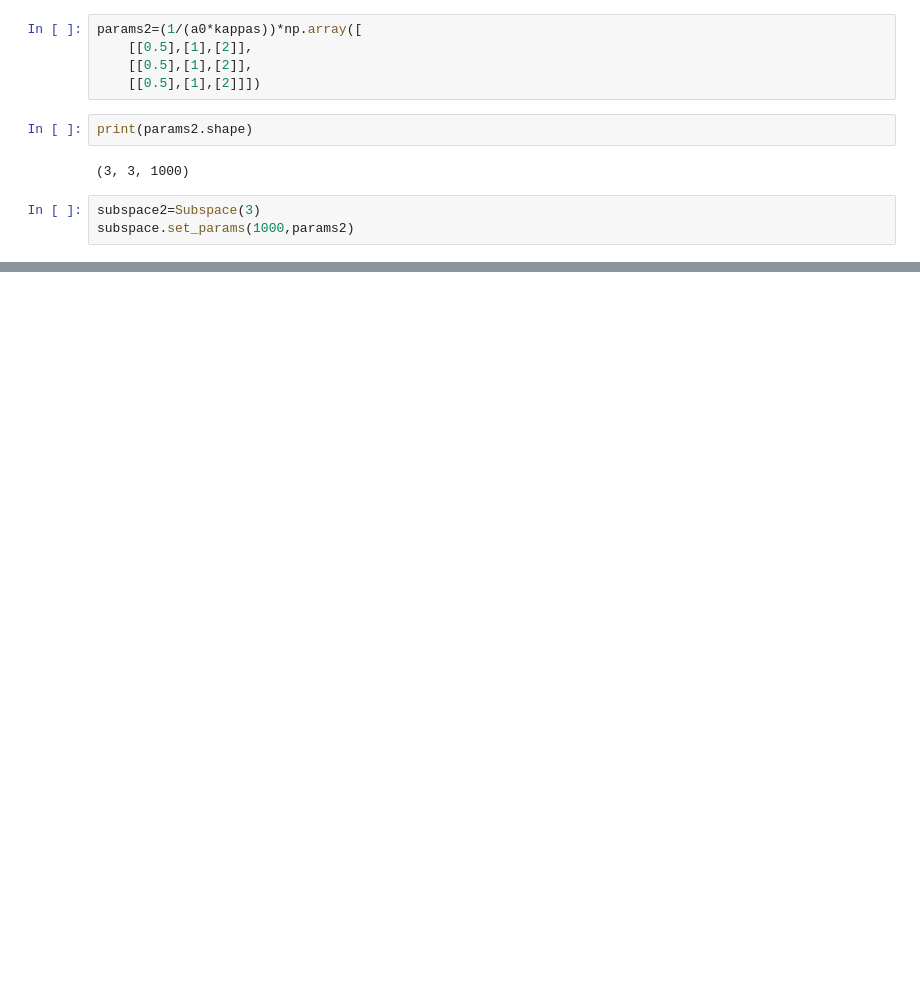
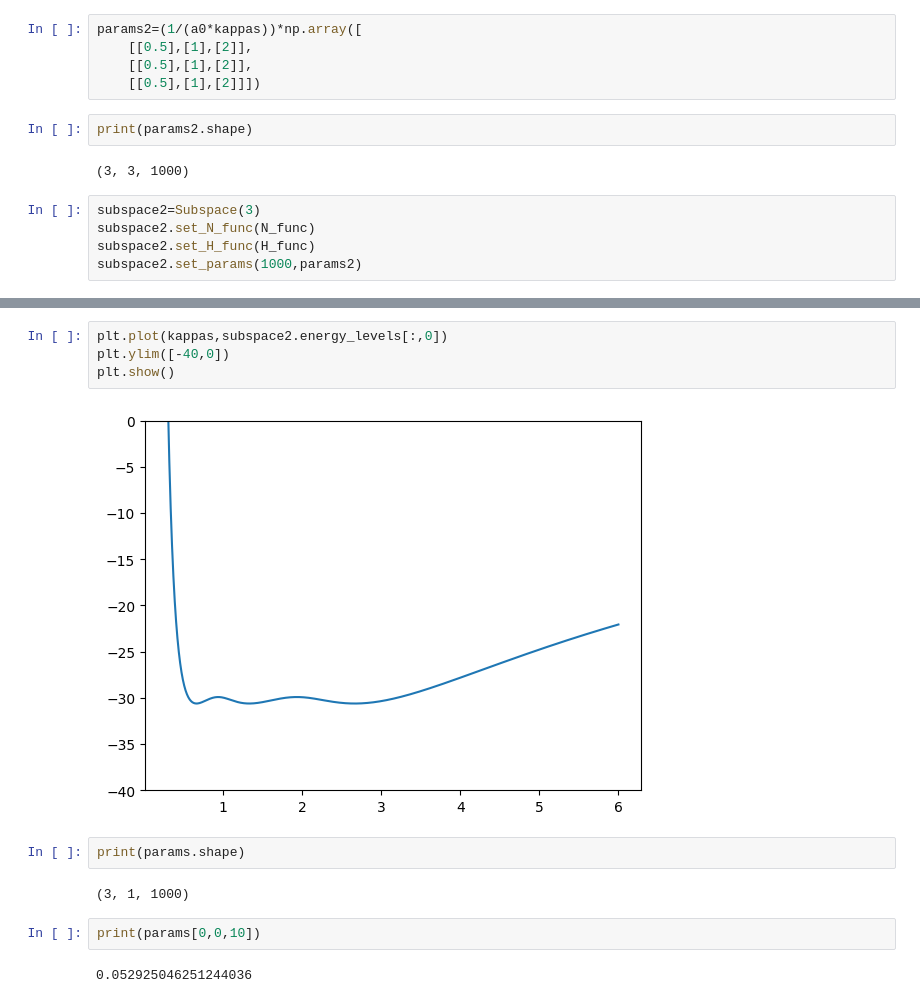
Before and after one commit to Myles244/3-particle-quantum-systems, a Jupyter notebook: live.ipynb, the cells around one changed output, grey strips where cells are left out. Cells and saved outputs as stored; diff of their text form; blank space fills up the shorter version.

Commit message:
Finally got hermitian energy matrices

```diff
--- a/live.ipynb
+++ b/live.ipynb
@@ -110,5 +116,7 @@ print(params2.shape)
 (3, 3, 1000)
 # %%
 subspace2=Subspace(3)
-subspace.set_params(1000,params2)
+subspace2.set_N_func(N_func)
+subspace2.set_H_func(H_func)
+subspace2.set_params(1000,params2)
 # %%
@@ -122,0 +140,14 @@ subspace.find_energy_levels()
+# %%
+plt.plot(kappas,subspace2.energy_levels[:,0])
+plt.ylim([-40,0])
+plt.show()
+# %% [output]
+[figure, added]
+# %%
+print(params.shape)
+# %% [output]
+(3, 1, 1000)
+# %%
+print(params[0,0,10])
+# %% [output]
+0.052925046251244036
```
Also changed, not shown: parts of 5 cells of this notebook, 6 other files.
